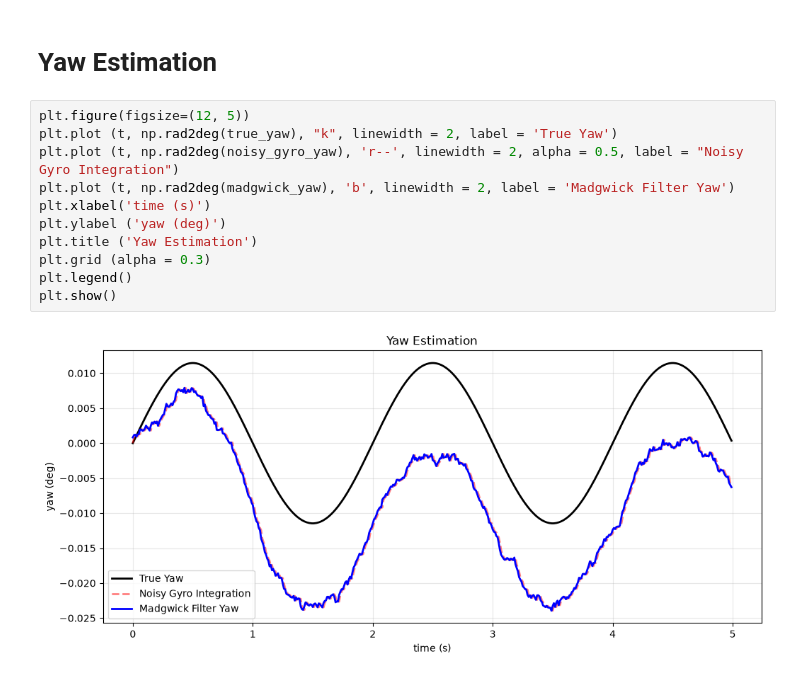
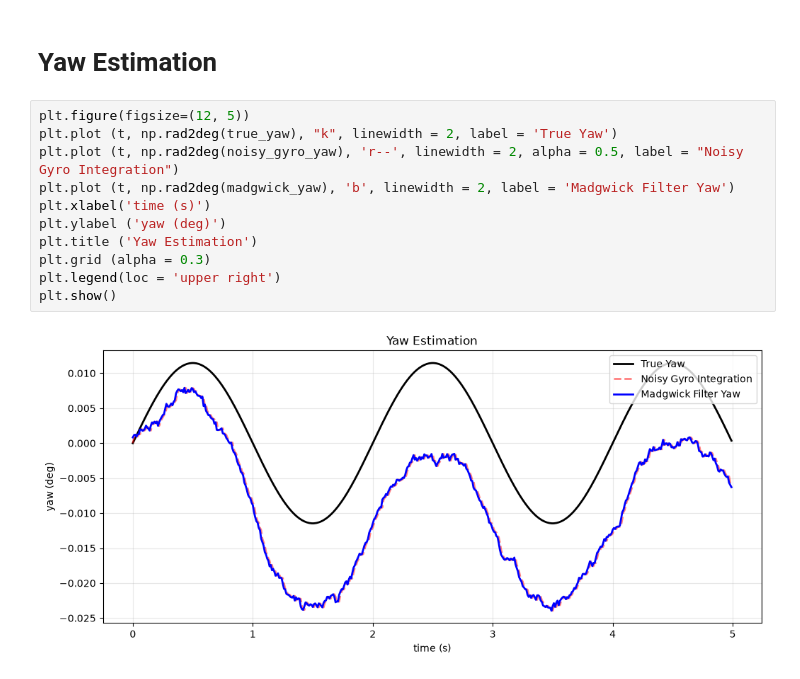
Before and after one commit to RuseaDev/Quadcopter-Simulator, a Jupyter notebook: Filter_testing.ipynb, the cells around one changed output. Saved outputs shown, nothing was run; the diff lists cells and outputs as text.

```diff
--- a/Filter_testing.ipynb
+++ b/Filter_testing.ipynb
@@ -235,13 +235,13 @@ plt.show()
 # %%
 plt.figure(figsize=(12, 5))
 plt.plot (t, np.rad2deg(true_yaw), "k", linewidth = 2, label = 'True Yaw')
 plt.plot (t, np.rad2deg(noisy_gyro_yaw), 'r--', linewidth = 2, alpha = 0.5, label = "Noisy Gyro Integration")
 plt.plot (t, np.rad2deg(madgwick_yaw), 'b', linewidth = 2, label = 'Madgwick Filter Yaw')
 plt.xlabel('time (s)')
 plt.ylabel ('yaw (deg)')
 plt.title ('Yaw Estimation')
 plt.grid (alpha = 0.3)
-plt.legend()
+plt.legend(loc = 'upper right')
 plt.show()
 # %% [output]
-[figure, old version]
+[figure, new version]
```
Also changed, not shown: parts of 2 cells of this notebook.
